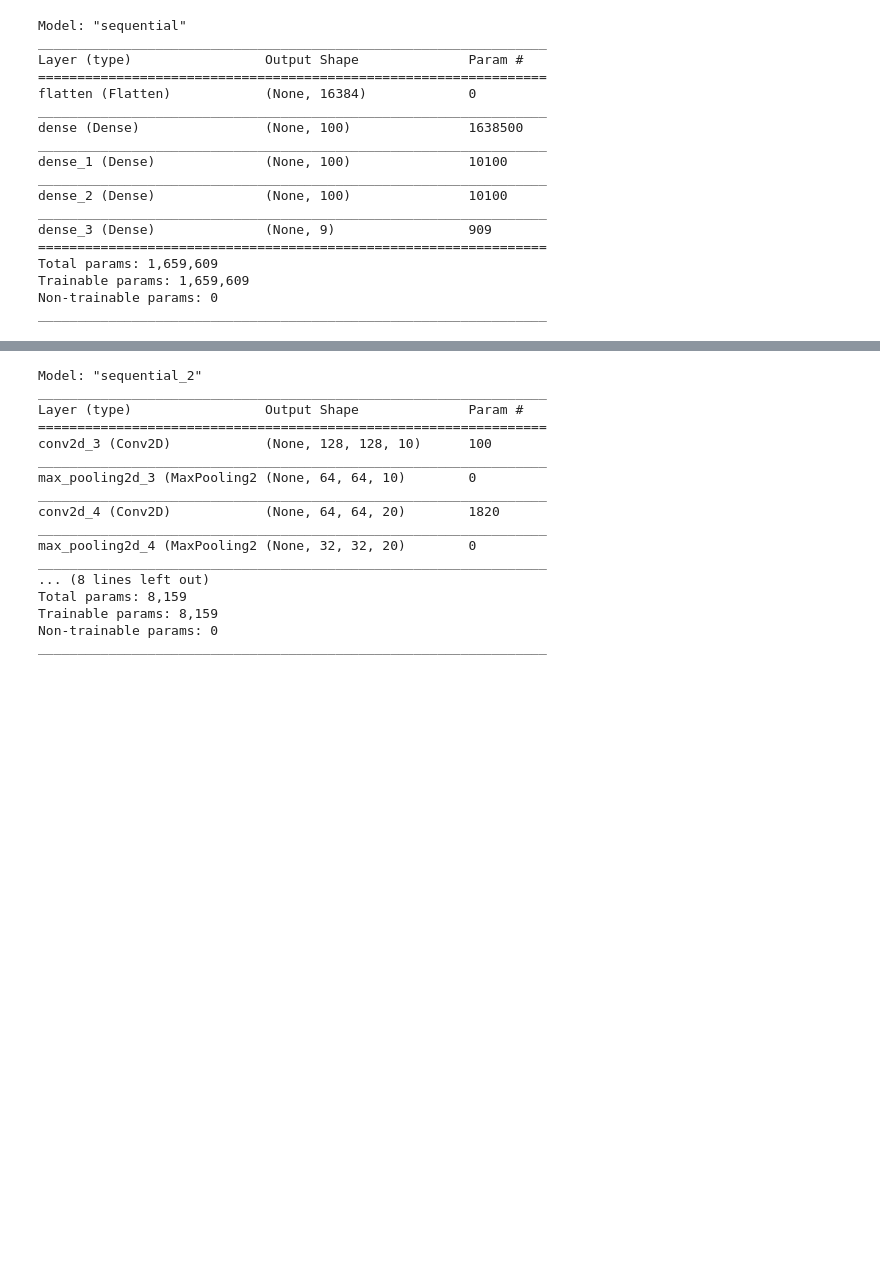
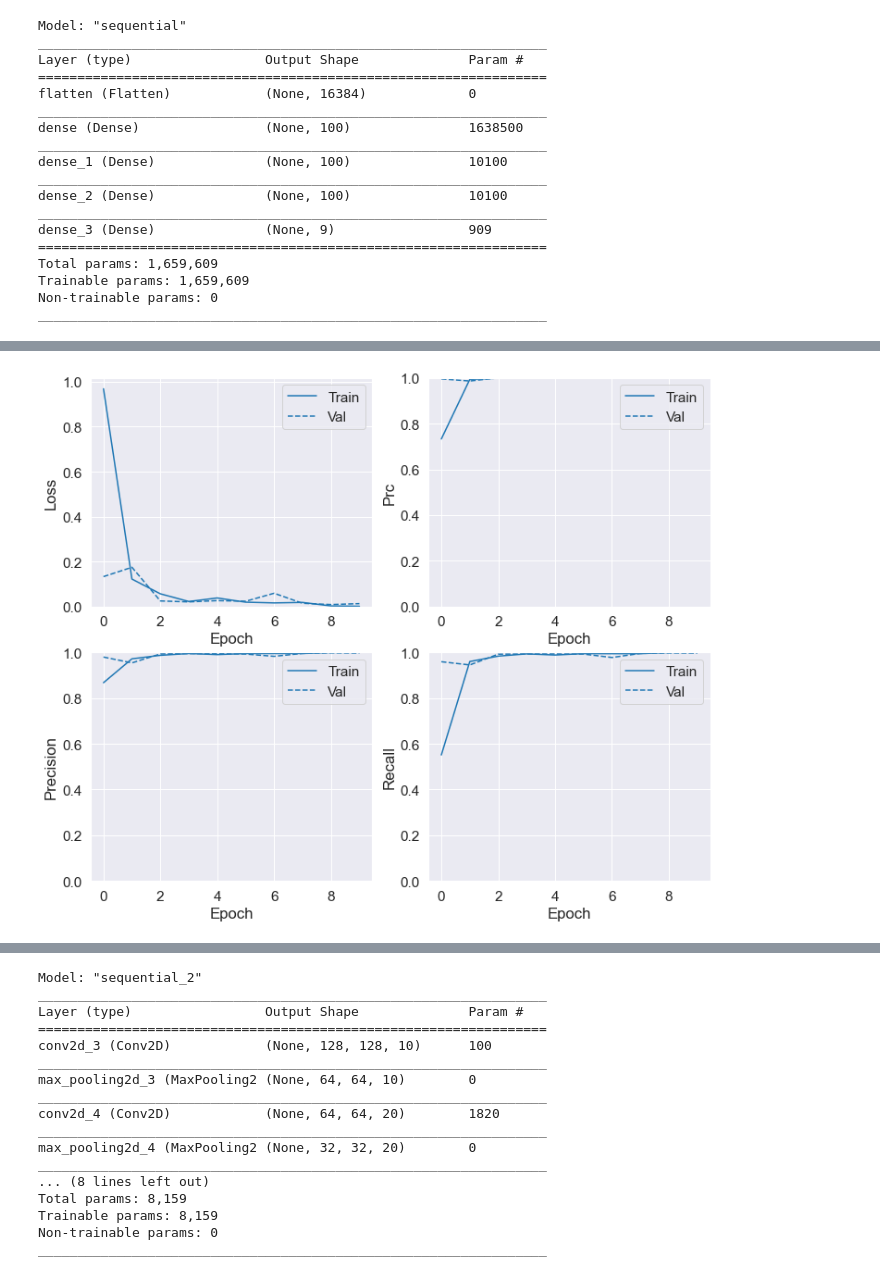
Before and after one commit to VinceDiR/sar_target_recognition_deep_learning, a Jupyter notebook: mvp_script.ipynb, the cells around one changed output, grey strips where cells are left out. Cells and saved outputs as stored; diff of their text form; code cells hidden in the pictures; blank space fills up the shorter version.

```diff
--- a/mvp_script.ipynb
+++ b/mvp_script.ipynb
@@ -192,0 +242,4 @@ Epoch 10/10
+# %%
+plot_metrics(history2)
+# %% [output]
+[figure, added]
```
Also changed, not shown: parts of 17 cells of this notebook.
